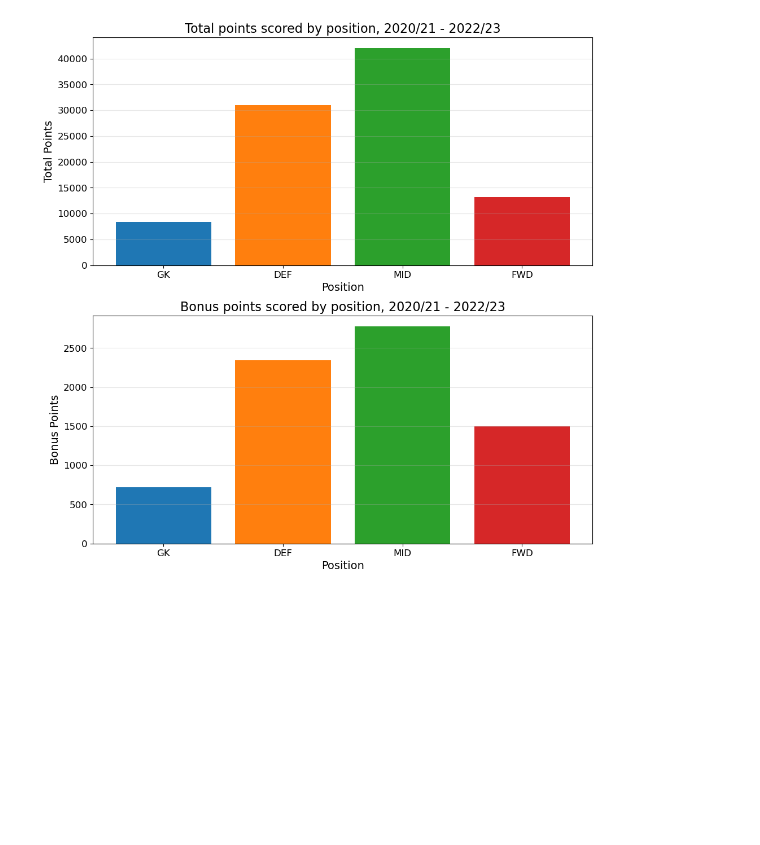
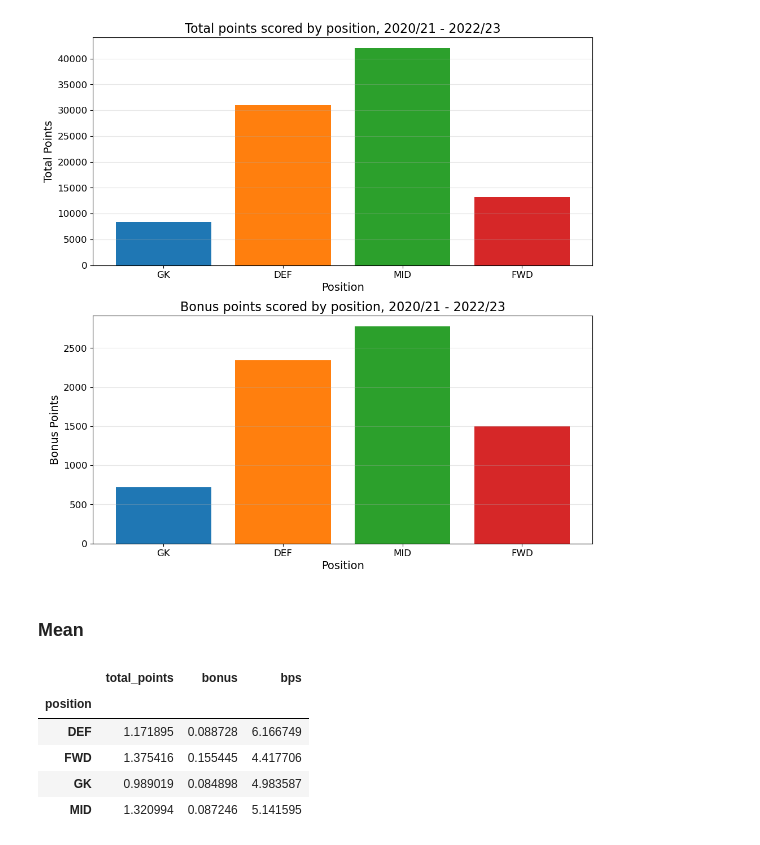
Before and after one commit to cooke99/PL-Analysis, a Jupyter notebook: PointsDistribution.ipynb, the cells around one changed output. Saved outputs shown, nothing was run; the diff lists cells and outputs as text; code cells hidden in the pictures; blank space fills up the shorter version.

```diff
--- a/PointsDistribution.ipynb
+++ b/PointsDistribution.ipynb
@@ -149,3 +151,15 @@ fig.tight_layout(pad = 1.0)
 plt.savefig('total_and_bonus_pts_breakdown_per_position.png')
 # %% [output]
 [figure]
+# %% [markdown]
+### Mean
+# %%
+mean_position_pts = data_df.loc[:,['position','total_points','bonus','bps']].groupby(['position']).mean()
+mean_position_pts
+# %% [output]
+|  | total_points | bonus | bps |
+| position |  |  |  |
+| DEF | 1.171895 | 0.088728 | 6.166749 |
+| FWD | 1.375416 | 0.155445 | 4.417706 |
+| GK | 0.989019 | 0.084898 | 4.983587 |
+| MID | 1.320994 | 0.087246 | 5.141595 |
```
Also changed, not shown: parts of 3 cells of this notebook, 1 other file.
